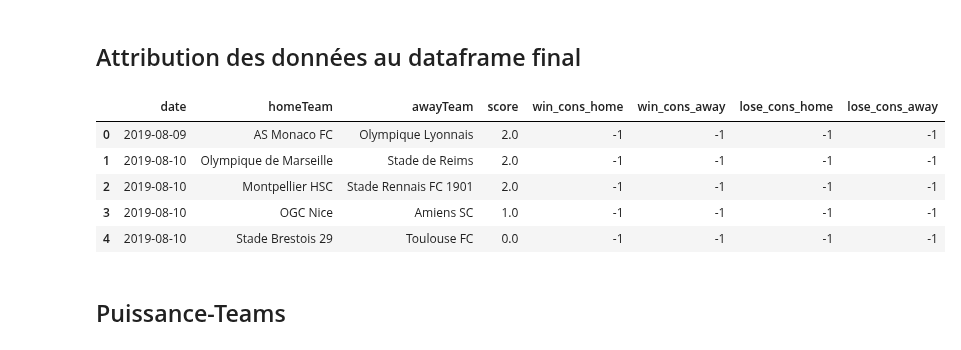
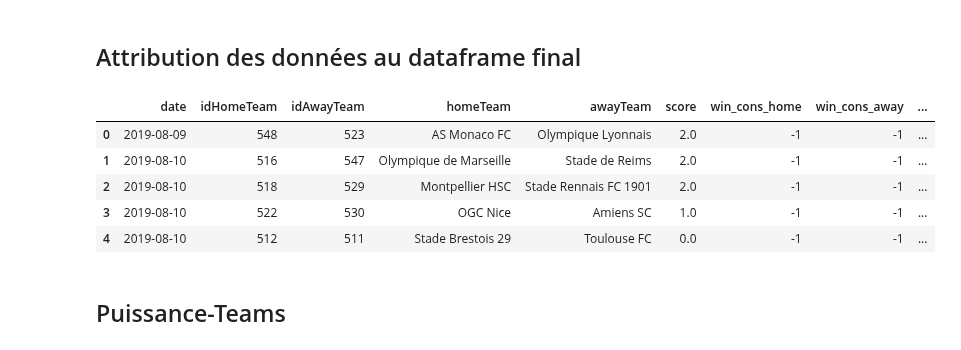
Before and after one commit to Amuthu98/projetannuel4IABD2, a Jupyter notebook: ETAPE_3/Scripts_Recup_Data/Data_API.ipynb, the cells around one changed output. Cells and saved outputs as stored; diff of their text form; code cells hidden in the pictures.

```diff
--- a/ETAPE_3/Scripts_Recup_Data/Data_API.ipynb
+++ b/ETAPE_3/Scripts_Recup_Data/Data_API.ipynb
@@ -108,3 +110,21 @@ def recupTeam(x):
+# %%
+def recupId(x):
+    string=str(x)
+    chaine=("'id': ")
+    long=len(chaine)
+    result=string.find(chaine)
+    if result>-1:
+        debut=result+long
+        i=0
+        ident=""
+        while i==0:
+            if string[debut]==',':
+                i=1
+                break
+            ident=ident+string[debut]
+            debut+=1
+    ident=ident.replace(" ","")
+    return ident
 # %% [markdown]
 ### Récupération du résultat du match
 # %%
@@ -244,19 +264,21 @@ def defaites_consecutives(x,df):
 # %%
 df_final=pd.DataFrame()
 df_final['date']=df_finished['utcDate'].apply(lambda x: recupDate(x))
+df_final['idHomeTeam']=df_finished['homeTeam'].apply(lambda x: recupId(x))
+df_final['idAwayTeam']=df_finished['awayTeam'].apply(lambda x: recupId(x))
 df_final['homeTeam']=df_finished['homeTeam'].apply(lambda x: recupTeam(x))
 df_final['awayTeam']=df_finished['awayTeam'].apply(lambda x: recupTeam(x))
 df_final['score']=df_finished['score'].apply(lambda x: winner(x))
 df_final['win_cons_home'], df_final['win_cons_away']=zip(*df_final.apply(lambda x: victoire_consecutives(x,df_final),axis=1))
 df_final['lose_cons_home'], df_final['lose_cons_away']=zip(*df_final.apply(lambda x: defaites_consecutives(x,df_final),axis=1))
 df_final.head()
 # %% [output]
-|  | date | homeTeam | awayTeam | score | win_cons_home | win_cons_away | lose_cons_home | lose_cons_away |
-| 0 | 2019-08-09 | AS Monaco FC | Olympique Lyonnais | 2.0 | -1 | -1 | -1 | -1 |
-| 1 | 2019-08-10 | Olympique de Marseille | Stade de Reims | 2.0 | -1 | -1 | -1 | -1 |
-| 2 | 2019-08-10 | Montpellier HSC | Stade Rennais FC 1901 | 2.0 | -1 | -1 | -1 | -1 |
-| 3 | 2019-08-10 | OGC Nice | Amiens SC | 1.0 | -1 | -1 | -1 | -1 |
-| 4 | 2019-08-10 | Stade Brestois 29 | Toulouse FC | 0.0 | -1 | -1 | -1 | -1 |
+|  | date | idHomeTeam | idAwayTeam | homeTeam | awayTeam | score | win_cons_home | win_cons_away | ... |
+| 0 | 2019-08-09 | 548 | 523 | AS Monaco FC | Olympique Lyonnais | 2.0 | -1 | -1 | ... |
+| 1 | 2019-08-10 | 516 | 547 | Olympique de Marseille | Stade de Reims | 2.0 | -1 | -1 | ... |
+| 2 | 2019-08-10 | 518 | 529 | Montpellier HSC | Stade Rennais FC 1901 | 2.0 | -1 | -1 | ... |
+| 3 | 2019-08-10 | 522 | 530 | OGC Nice | Amiens SC | 1.0 | -1 | -1 | ... |
+| 4 | 2019-08-10 | 512 | 511 | Stade Brestois 29 | Toulouse FC | 0.0 | -1 | -1 | ... |
 # %% [markdown]
 ## Puissance-Teams
 # %%
```
Also changed, not shown: parts of 4 cells of this notebook, 1 other file.
